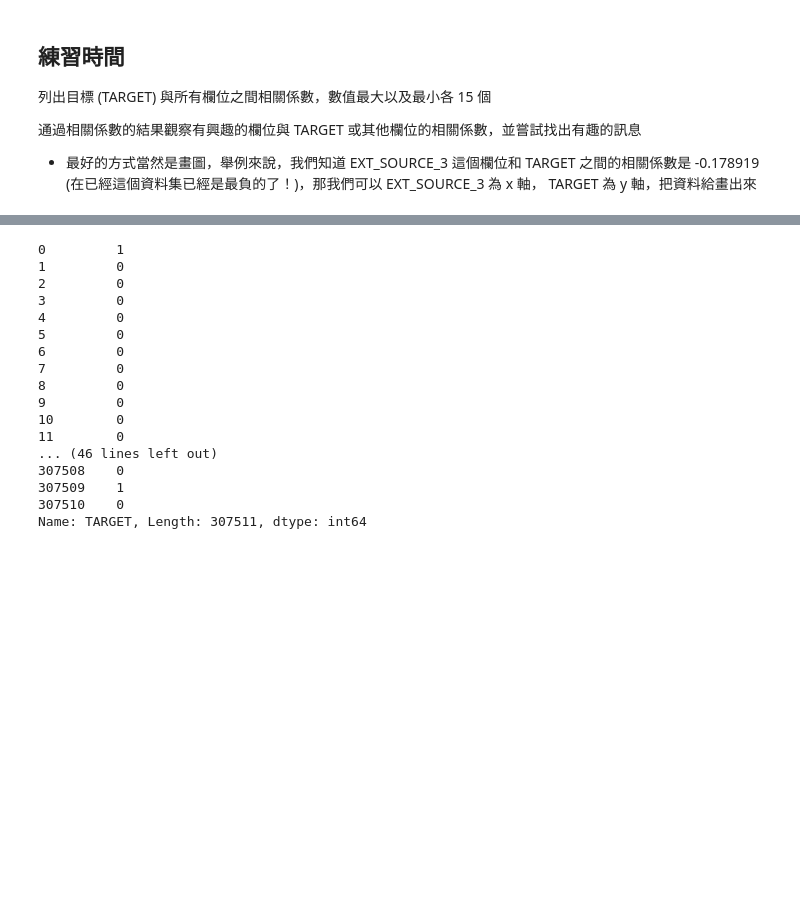
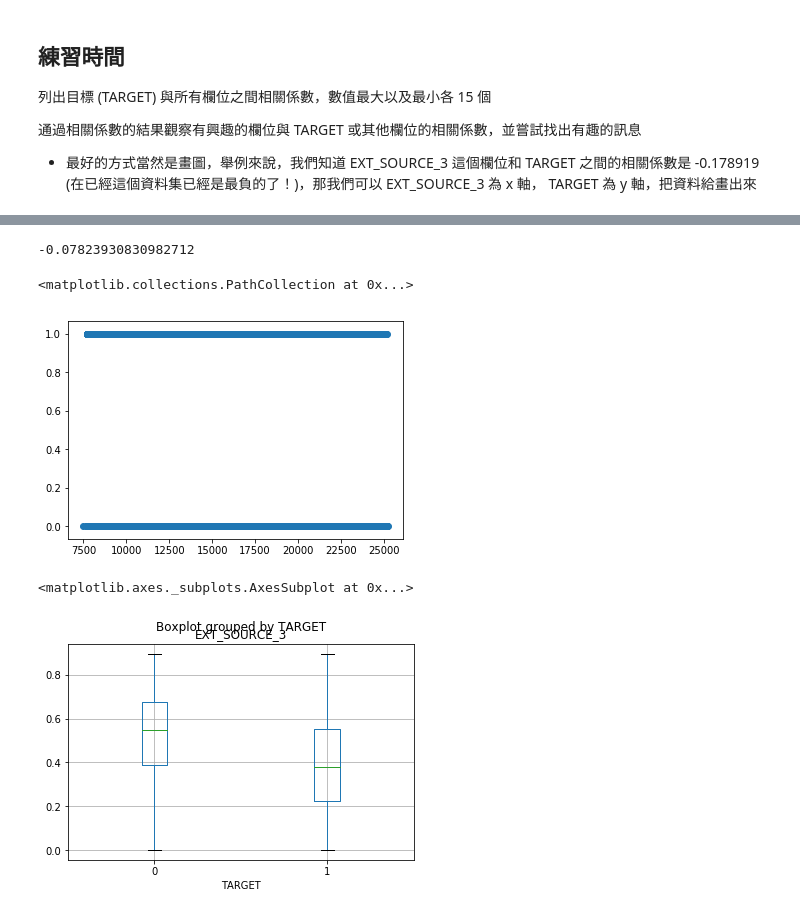
Before and after one commit to Chung-EnChen/2nd-ML100Days, a Jupyter notebook: Homework/Day_010_HW.ipynb, the cells around one changed output, grey strips where cells are left out. Saved outputs shown, nothing was run; the diff lists cells and outputs as text; code cells hidden in the pictures; blank space fills up the shorter version.

```diff
--- a/Homework/Day_010_HW.ipynb
+++ b/Homework/Day_010_HW.ipynb
@@ -86,20 +110,15 @@ Name: TARGET, Length: 110, dtype: float64
+# %%
+app_train['DAYS_BIRTH'] = abs(app_train['DAYS_BIRTH'])
+app_train['DAYS_BIRTH'].corr(app_train['TARGET'])
+# %% [output]
+-0.07823930830982712
+# %%
+plt.scatter(app_train['DAYS_BIRTH'], app_train['TARGET'])
+# %% [output]
+<matplotlib.collections.PathCollection at 0x...>
+[figure, added]
 # %%
-app_train['TARGET']
+app_train.boxplot(by='TARGET', column='EXT_SOURCE_3')
 # %% [output]
-0         1
-1         0
-2         0
-3         0
-4         0
-5         0
-6         0
-7         0
-8         0
-9         0
-10        0
-11        0
-... (46 lines left out)
-307508    0
-307509    1
-307510    0
-Name: TARGET, Length: 307511, dtype: int64
+<matplotlib.axes._subplots.AxesSubplot at 0x...>
+[figure, added]
```
Also changed, not shown: parts of 1 cell of this notebook, 1 other file.
